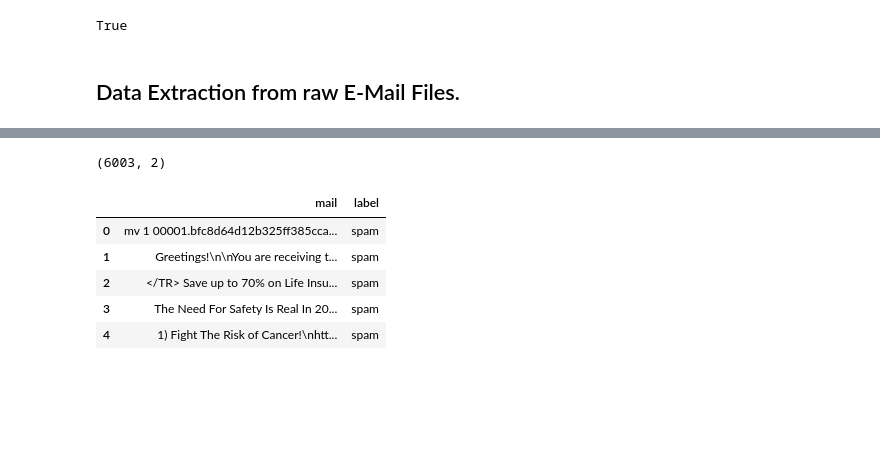
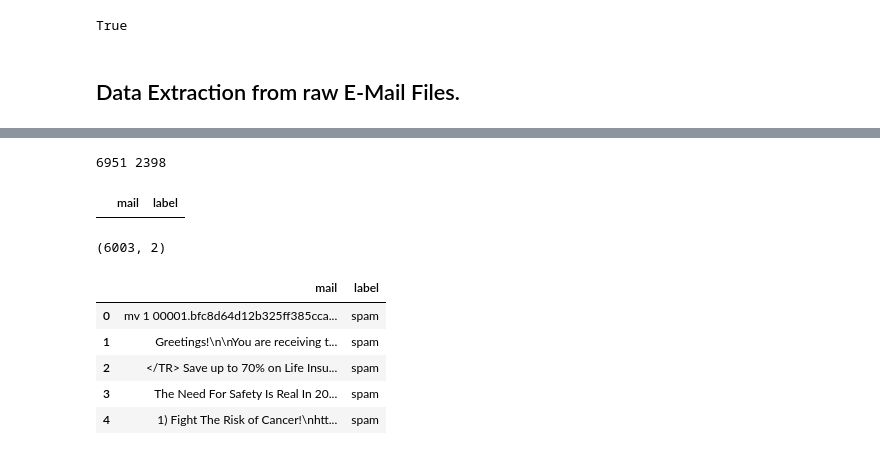
Before and after one commit to SamyakJain-DS/end-to-end-machine-learning, a Jupyter notebook: Spam Classification/dataset_extraction_and_cleaning.ipynb, the cells around one changed output, grey strips where cells are left out. Cells and saved outputs as stored; diff of their text form; code cells hidden in the pictures; blank space fills up the shorter version.

```diff
--- a/Spam Classification/dataset_extraction_and_cleaning.ipynb
+++ b/Spam Classification/dataset_extraction_and_cleaning.ipynb
@@ -55,6 +63,7 @@ def email_to_text(mail):
     :param mail: parsed mail object
     :return: body content after cleaning any html tags present
     '''
+
     text_content = ""
     for part in mail.walk():
         part_content_type = part.get_content_type()
@@ -71,5 +80,7 @@ class EmailToText(BaseEstimator, TransformerMixin):
 
     def __init__(self):
         pass
-    def fit_transform(self, mail):
+    def fit(self, mail):
+        return self
+    def transform(self, mail):
         return email_to_text(parse_email(mail))
@@ -76,3 +97,7 @@ class EmailToText(BaseEstimator, TransformerMixin):
+# %%
+print(len(test_ham), len(test_spam))    # All set, parse_email() is able to parse all files.
+# %% [output]
+6951 2398
 # %%
 extractor = EmailToText()
 # %%
@@ -85,6 +110,10 @@ for file in ham_files:
 data = pd.DataFrame.from_dict(df, orient='index', columns=['label']).reset_index(names='mail')
 data.to_csv('datasets/data_v1.csv', index=False)
 del df
+# %%
+data[data['mail'] == 'nothing']
+# %% [output]
+|  | mail | label |
 # %%
 data.shape
 # %% [output]
```
Also changed, not shown: parts of 11 cells of this notebook, 5 other files.
